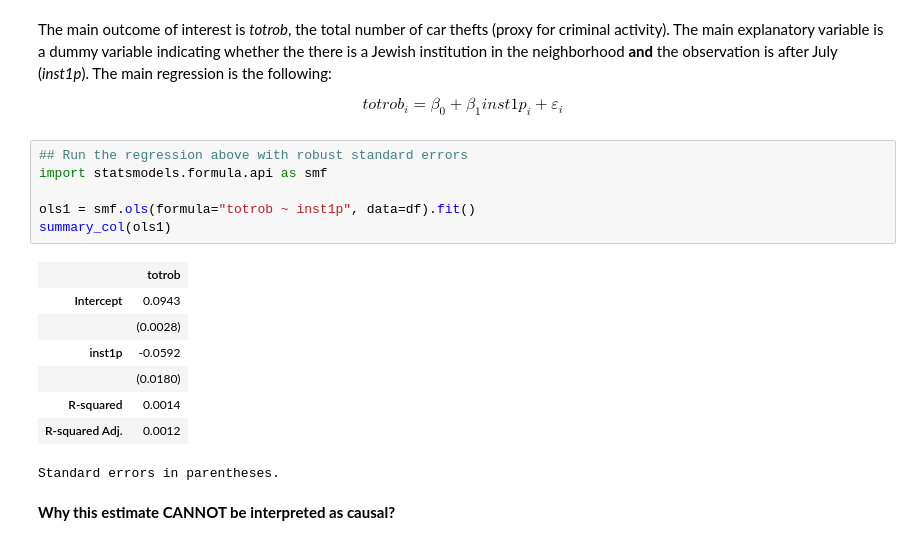
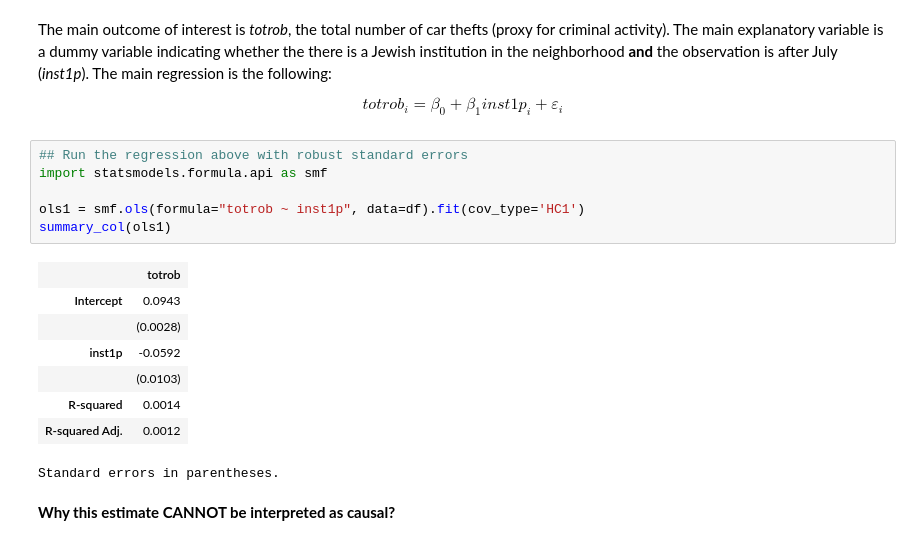
Before and after one commit to tanios13/Robot-Judge-and-Decision-Making, a Jupyter notebook: Homeworks/HW04.ipynb, the cells around one changed output. Drawn from its saved outputs; the diff is of its cells as text.

```diff
--- a/Homeworks/HW04.ipynb
+++ b/Homeworks/HW04.ipynb
@@ -214,15 +217,15 @@ $$totrob_i = \beta_0 + \beta_1 inst1p_i + \varepsilon_i$$
 # %%
 ## Run the regression above with robust standard errors
 import statsmodels.formula.api as smf
 
-ols1 = smf.ols(formula="totrob ~ inst1p", data=df).fit()
+ols1 = smf.ols(formula="totrob ~ inst1p", data=df).fit(cov_type='HC1')
 summary_col(ols1)
 # %% [output]
 |  | totrob |
 | Intercept | 0.0943 |
 |  | (0.0028) |
 | inst1p | -0.0592 |
-|  | (0.0180) |
+|  | (0.0103) |
 | R-squared | 0.0014 |
 | R-squared Adj. | 0.0012 |
 Standard errors in parentheses.
```
Also changed, not shown: parts of 6 cells of this notebook, 3 other files.
